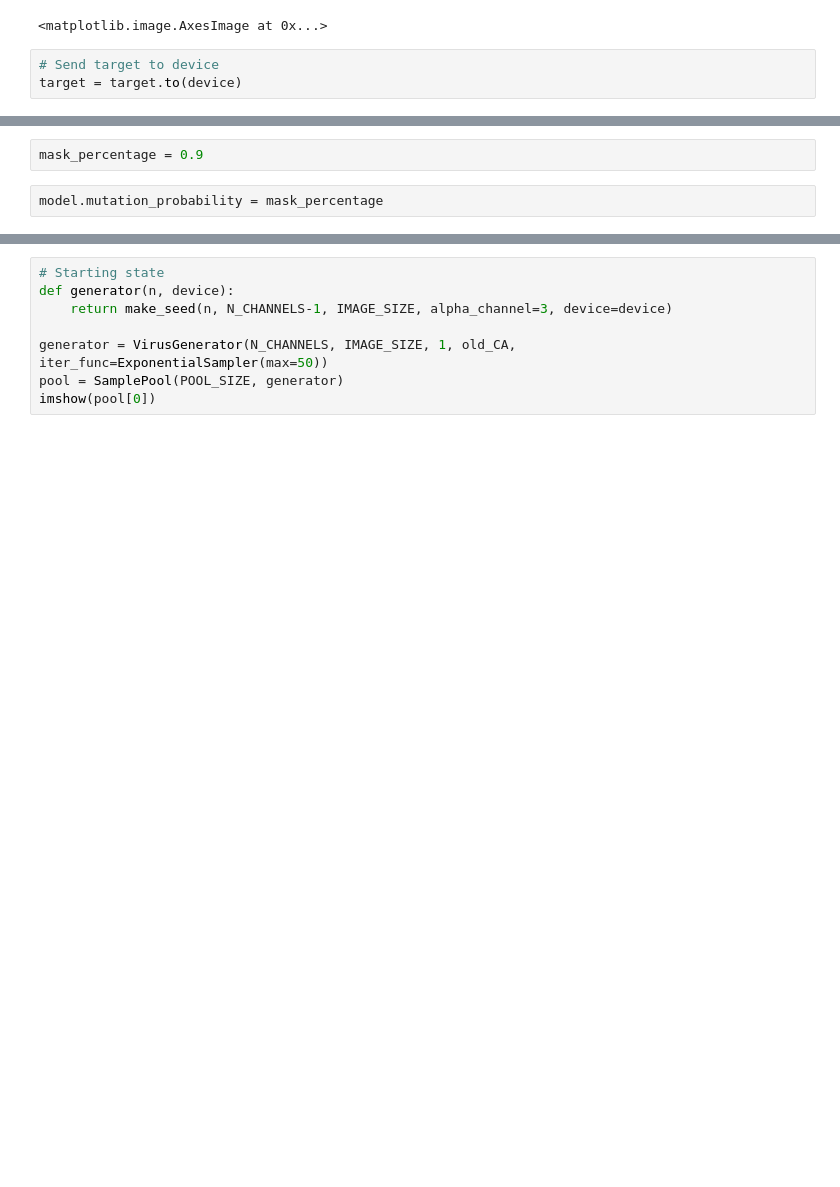
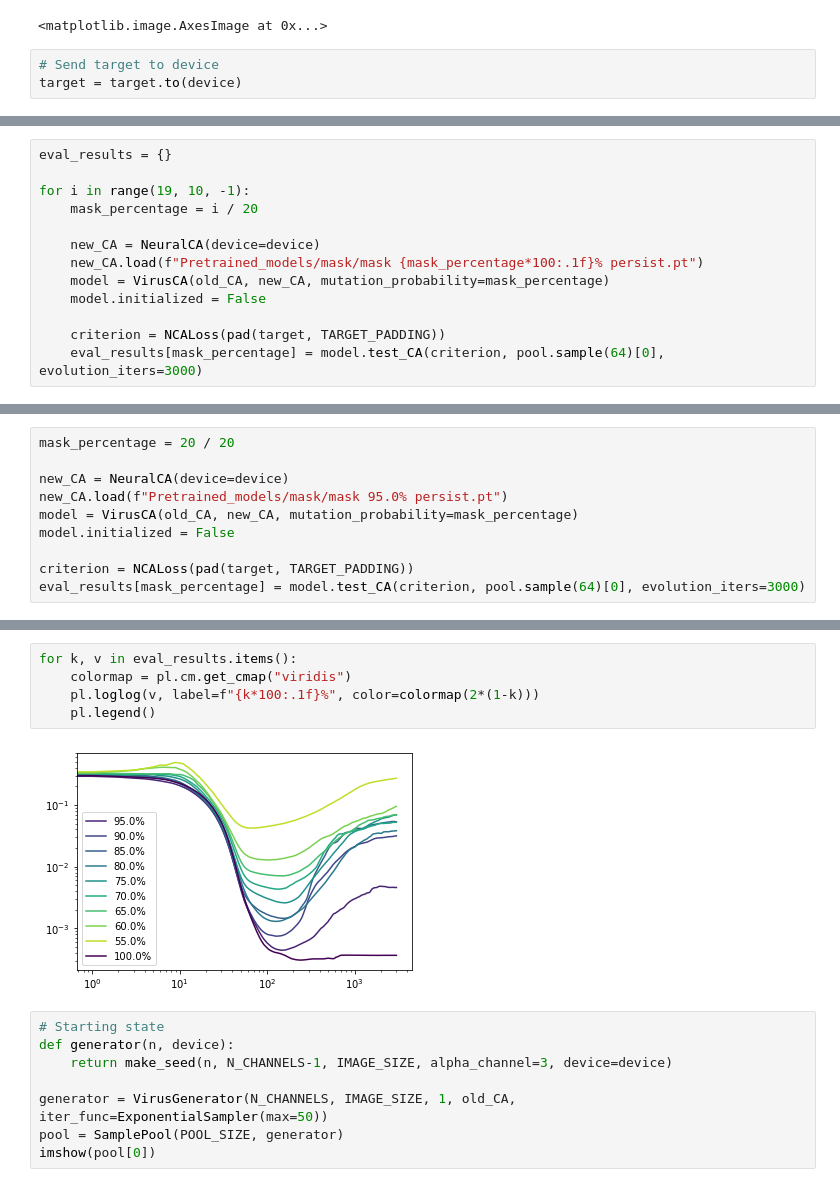
Before and after one commit to LetteraUnica/neural_cellular_automata, a Jupyter notebook: pytorch_ca/virus_CA.ipynb, the cells around one changed output, grey strips where cells are left out. Saved outputs shown, nothing was run; the diff lists cells and outputs as text; blank space fills up the shorter version.

```diff
--- a/pytorch_ca/virus_CA.ipynb
+++ b/pytorch_ca/virus_CA.ipynb
@@ -110,4 +92,13 @@ KeyboardInterrupt:
-# %%
-mask_percentage = 0.9
-# %%
-model.mutation_probability = mask_percentage
+# %%
+eval_results = {}
+
+for i in range(19, 10, -1):
+    mask_percentage = i / 20
+
+    new_CA = NeuralCA(device=device)
+    new_CA.load(f"Pretrained_models/mask/mask {mask_percentage*100:.1f}% persist.pt")
+    model = VirusCA(old_CA, new_CA, mutation_probability=mask_percentage)
+    model.initialized = False
+
+    criterion = NCALoss(pad(target, TARGET_PADDING))
+    eval_results[mask_percentage] = model.test_CA(criterion, pool.sample(64)[0], evolution_iters=3000)
@@ -113,0 +129,10 @@ model.mutation_probability = mask_percentage
+# %%
+mask_percentage = 20 / 20
+
+new_CA = NeuralCA(device=device)
+new_CA.load(f"Pretrained_models/mask/mask 95.0% persist.pt")
+model = VirusCA(old_CA, new_CA, mutation_probability=mask_percentage)
+model.initialized = False
+
+criterion = NCALoss(pad(target, TARGET_PADDING))
+eval_results[mask_percentage] = model.test_CA(criterion, pool.sample(64)[0], evolution_iters=3000)
@@ -114,3 +141,10 @@ model.mutation_probability = mask_percentage
+# %%
+for k, v in eval_results.items():
+    colormap = pl.cm.get_cmap("viridis")
+    pl.loglog(v, label=f"{k*100:.1f}%", color=colormap(2*(1-k)))
+    pl.legend()
+# %% [output]
+[figure, added]
 # %%
 # Starting state
 def generator(n, device):
```
Also changed, not shown: parts of 8 cells of this notebook, 6 other files.
